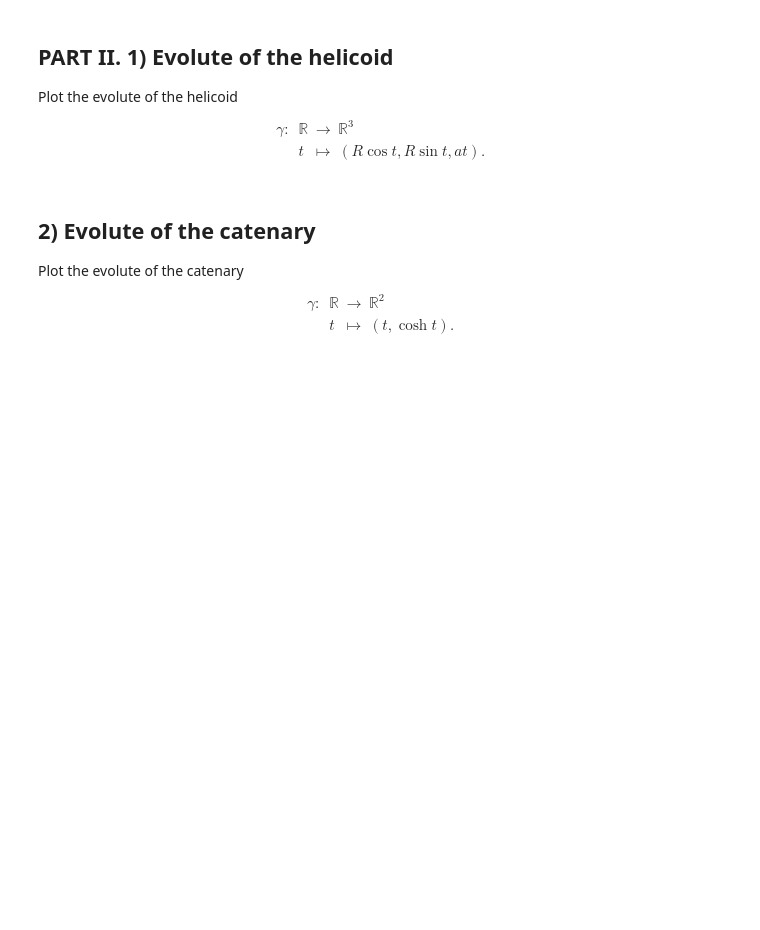
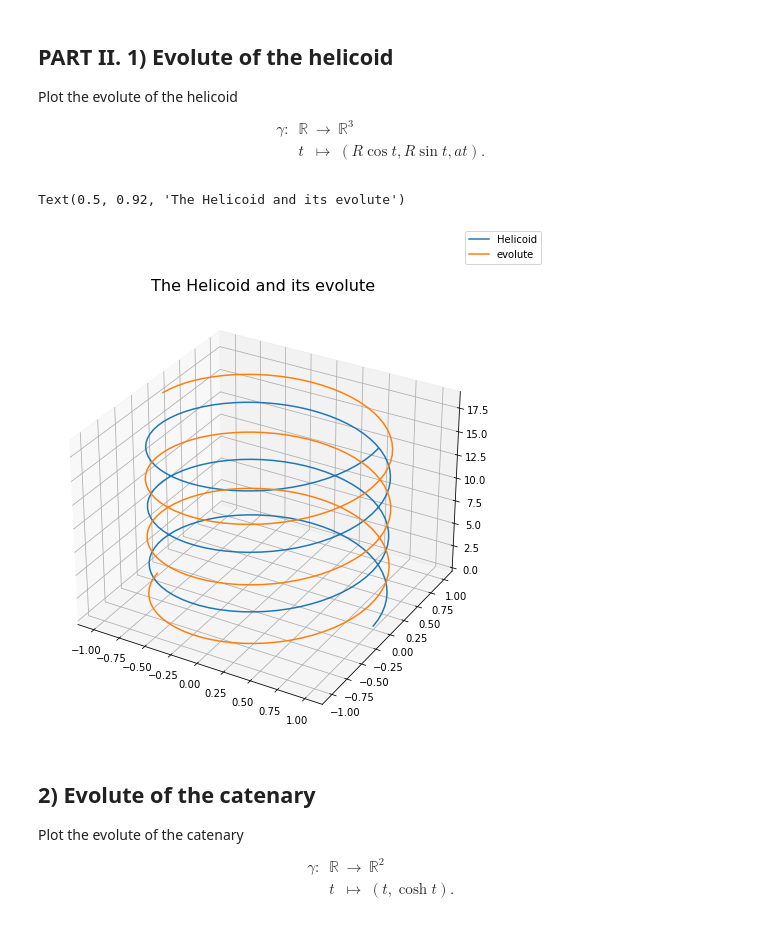
Before and after one commit to bdbonnaire/master_code, a Jupyter notebook: gm/course/Tutorial3-evolutes.ipynb, the cells around one changed output. Saved outputs shown, nothing was run; the diff lists cells and outputs as text; code cells hidden in the pictures; blank space fills up the shorter version.

```diff
--- a/gm/course/Tutorial3-evolutes.ipynb
+++ b/gm/course/Tutorial3-evolutes.ipynb
@@ -43,20 +54,24 @@ The goal is to build the function that outputs for every $t_i$ the unit normal $
 # discrete derivature
 def normal_vector(t,f):
     n = len(t)
-    tangent_f = np.zeros((3,n))
+
+    tangent_f = np.zeros(f.shape)
     df = derivative(t,f)
     for i in range(n) :
         tangent_f[:,i] = df[:,i] / np.linalg.norm(df[:,i],2)
-    print(tangent_f)
     normal_f = derivative(t, tangent_f)
-    print(normal_f)
+
     for i in range(n) :
         if np.linalg.norm(normal_f[:,i], 2) :
             normal_f[:,i] = normal_f[:,i] / np.linalg.norm(normal_f[:,i], 2)
+
     return normal_f # normal_f is of size 3 x n
 
 #---------------------
 # check that function on simple examples
+t = np.linspace(0,1,5)
 F = np.array([np.cos(t), np.sin(t), t])
-normal_vector(t, F)
+
+print(F)
+print(normal_vector(t, F))
 # %% [output]
@@ -93,3 +117,11 @@ def evolute(t,f):
+# %%
+def evolute(t,f):
+    normal_f = normal_vector(t, f)
+    k_f = curvature(t, f)
+
+    evolute_f = f + (1/k_f) * normal_f
+
+    return evolute_f
 # %% [markdown]
 ## PART II. 1) Evolute of the helicoid
 Plot the evolute of the helicoid
@@ -99,6 +131,35 @@ $$
 &t &\mapsto & (R\cos t, R \sin t, at).
 \end{array}
 $$
+# %%
+# definition of the parameters
+R = 1
+a = 1
+
+fig = plt.figure()
+fig.set_size_inches(8,8)
+ax = fig.add_subplot(projection='3d')
+
+t = np.linspace(0,6*np.pi, 200)
+
+x = R * np.cos(t)
+y = R * np.sin(t)
+z = a * t
+
+gamma_evolute = evolute(t, np.array([x,y,z]))
+
+cx = gamma_evolute[0, :-2]
+cy = gamma_evolute[1, :-2]
+cz = gamma_evolute[2, :-2]
+
+ax.plot(x, y, z, label="Helicoid")
+ax.plot(cx, cy, cz, label="evolute")
+fig.legend()
+
+ax.set_title("The Helicoid and its evolute", fontsize=16)
+# %% [output]
+Text(0.5, 0.92, 'The Helicoid and its evolute')
+[figure, added]
 # %% [markdown]
 ## 2) Evolute of the catenary
 Plot the evolute of the catenary
```
Also changed, not shown: parts of 6 cells of this notebook.
